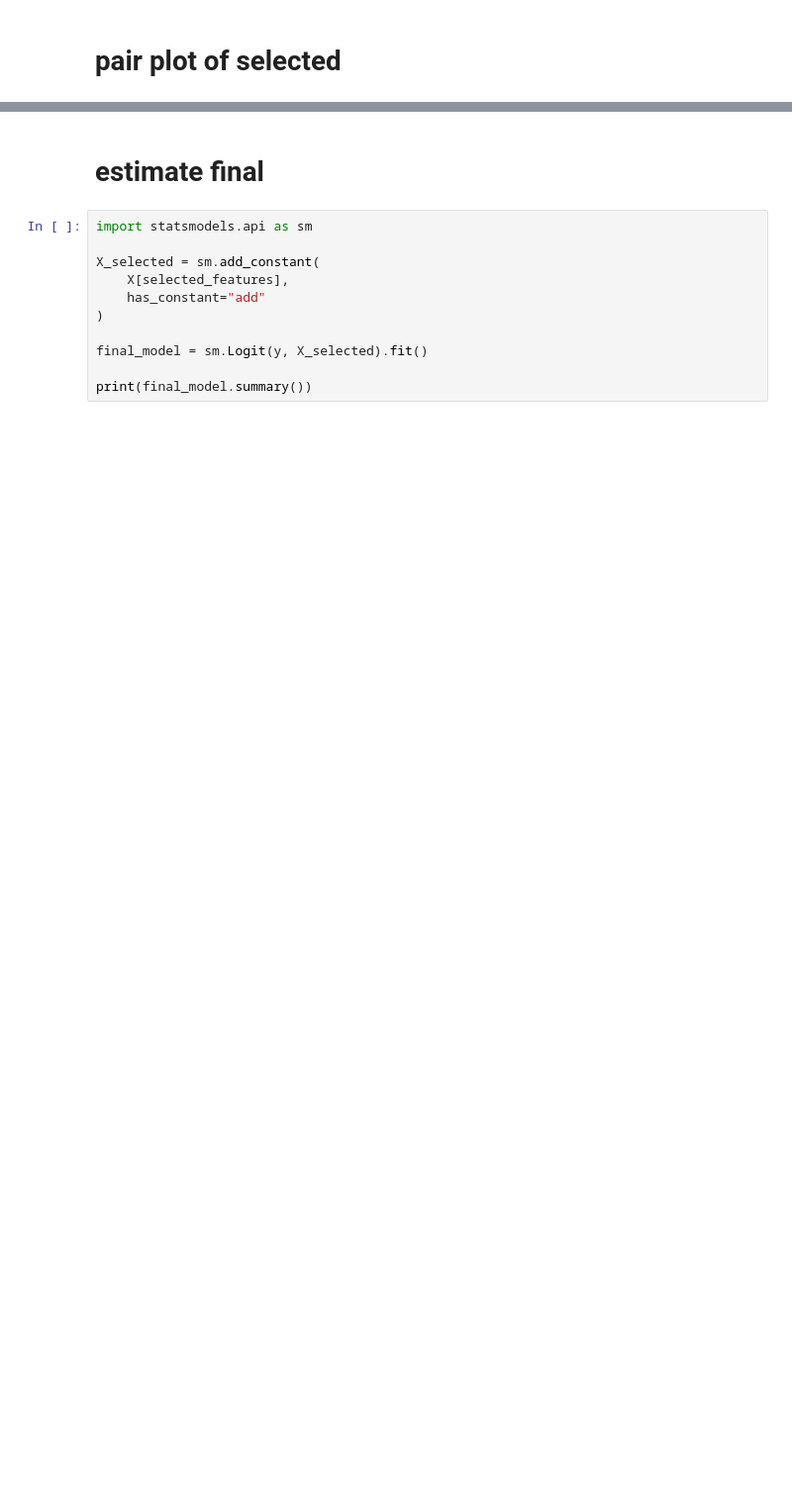
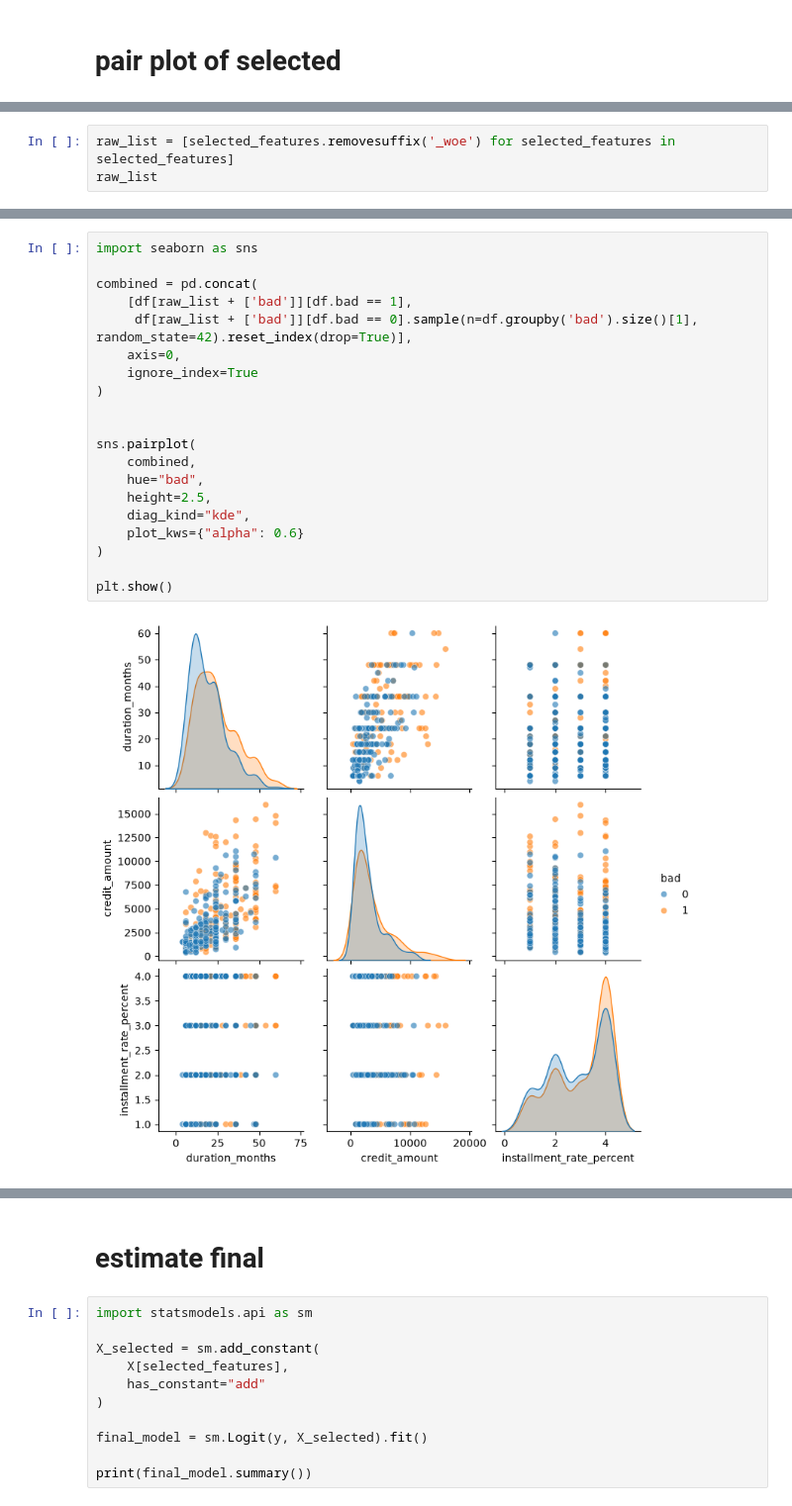
Before and after one commit to MonoJello/credit-risk, a Jupyter notebook: code/02a model logi.ipynb, the cells around one changed output, grey strips where cells are left out. Shown at 99% size. Cells and saved outputs as stored; diff of their text form; blank space fills up the shorter version.

```diff
--- a/code/02a model logi.ipynb
+++ b/code/02a model logi.ipynb
@@ -95,0 +105,3 @@ dtype: int64
+# %%
+raw_list = [selected_features.removesuffix('_woe') for selected_features in selected_features]
+raw_list
@@ -95,0 +117,22 @@ dtype: int64
+# %%
+import seaborn as sns
+
+combined = pd.concat(
+    [df[raw_list + ['bad']][df.bad == 1],
+     df[raw_list + ['bad']][df.bad == 0].sample(n=df.groupby('bad').size()[1], random_state=42).reset_index(drop=True)],
+    axis=0,
+    ignore_index=True
+)
+
+
+sns.pairplot(
+    combined,
+    hue="bad",
+    height=2.5,
+    diag_kind="kde",
+    plot_kws={"alpha": 0.6}
+)
+
+plt.show()
+# %% [output]
+[figure, added]
```
Also changed, not shown: parts of 17 cells of this notebook, 1 other file.
